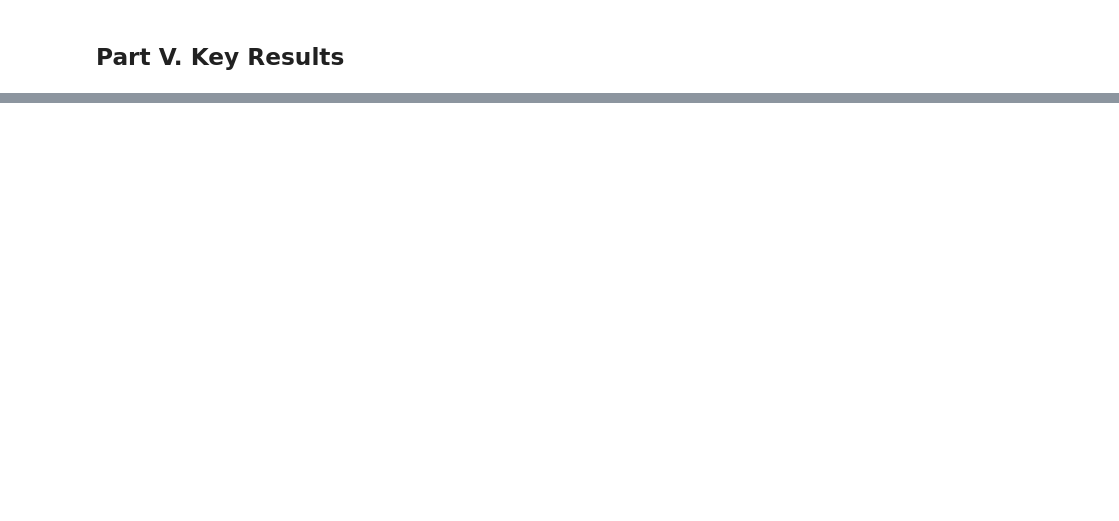
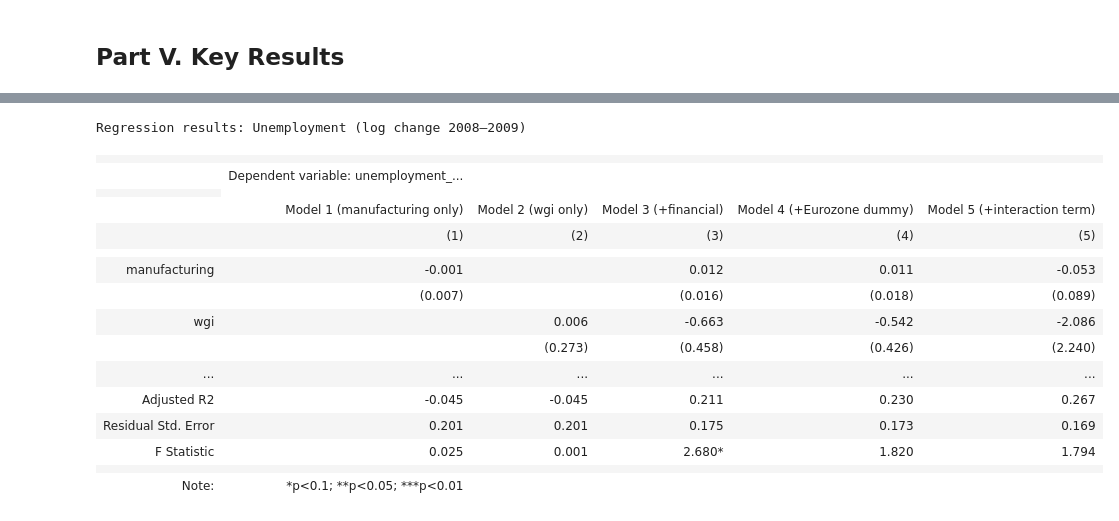
Before and after one commit to Jonas-Nepozitek/Applied-Methods-of-Analysis-II, a Jupyter notebook: final-project/jonas/final_project.ipynb, the cells around one changed output, grey strips where cells are left out. Cells and saved outputs as stored; diff of their text form; code cells hidden in the pictures; blank space fills up the shorter version.

```diff
--- a/final-project/jonas/final_project.ipynb
+++ b/final-project/jonas/final_project.ipynb
@@ -169,0 +291,61 @@ plt.show()
+# %%
+unemp_m1 = smf.ols(
+    "unemployment_change_log ~ manufacturing",
+    data=reg_data
+).fit(cov_type="HC3")
+
+unemp_m2 = smf.ols(
+    "unemployment_change_log ~ wgi",
+    data=reg_data
+).fit(cov_type="HC3")
+
+unemp_m3 = smf.ols(
+    "unemployment_change_log ~ manufacturing + wgi + credit + lending + trade",
+    data=reg_data
+).fit(cov_type="HC3")
+
+unemp_m4 = smf.ols(
+    "unemployment_change_log ~ manufacturing + wgi + credit + lending + trade + eurozone",
+    data=reg_data
+).fit(cov_type="HC3")
+
+unemp_m5 = smf.ols(
+    "unemployment_change_log ~ manufacturing * wgi + credit + lending + trade + eurozone",
+    data=reg_data
+).fit(cov_type="HC3")
+
+unemp_stargazer = Stargazer([unemp_m1, unemp_m2, unemp_m3, unemp_m4, unemp_m5])
+unemp_stargazer.title("Regression results: Unemployment (log change 2008–2009)")
+unemp_stargazer.custom_columns(
+    ["Model 1 (manufacturing only)",
+     "Model 2 (wgi only)",
+     "Model 3 (+financial)",
+     "Model 4 (+Eurozone dummy)",
+     "Model 5 (+interaction term)"],
+    [1, 1, 1, 1, 1]
+)
+unemp_stargazer.show_degrees_of_freedom(False)
+unemp_stargazer.covariate_order([
+    "manufacturing", "wgi", "manufacturing:wgi",
+    "credit", "lending", "trade", "eurozone", "Intercept"
+])
+
+display(HTML(unemp_stargazer.render_html()))
+# %% [output]
+Regression results: Unemployment (log change 2008–2009)
+|  |  |  |  |  |  |
+|  | Dependent variable: unemployment_... |  |  |  |  |
+|  |
+|  | Model 1 (manufacturing only) | Model 2 (wgi only) | Model 3 (+financial) | Model 4 (+Eurozone dummy) | Model 5 (+interaction term) |
+|  | (1) | (2) | (3) | (4) | (5) |
+|  |  |  |  |  |  |
+| manufacturing | -0.001 |  | 0.012 | 0.011 | -0.053 |
+|  | (0.007) |  | (0.016) | (0.018) | (0.089) |
+| wgi |  | 0.006 | -0.663 | -0.542 | -2.086 |
+|  |  | (0.273) | (0.458) | (0.426) | (2.240) |
+| ... | ... | ... | ... | ... | ... |
+| Adjusted R2 | -0.045 | -0.045 | 0.211 | 0.230 | 0.267 |
+| Residual Std. Error | 0.201 | 0.201 | 0.175 | 0.173 | 0.169 |
+| F Statistic | 0.025 | 0.001 | 2.680* | 1.820 | 1.794 |
+|  |  |  |  |  |  |
+| Note: | *p<0.1; **p<0.05; ***p<0.01 |  |  |  |  |
```
Also changed, not shown: parts of 21 cells of this notebook.
